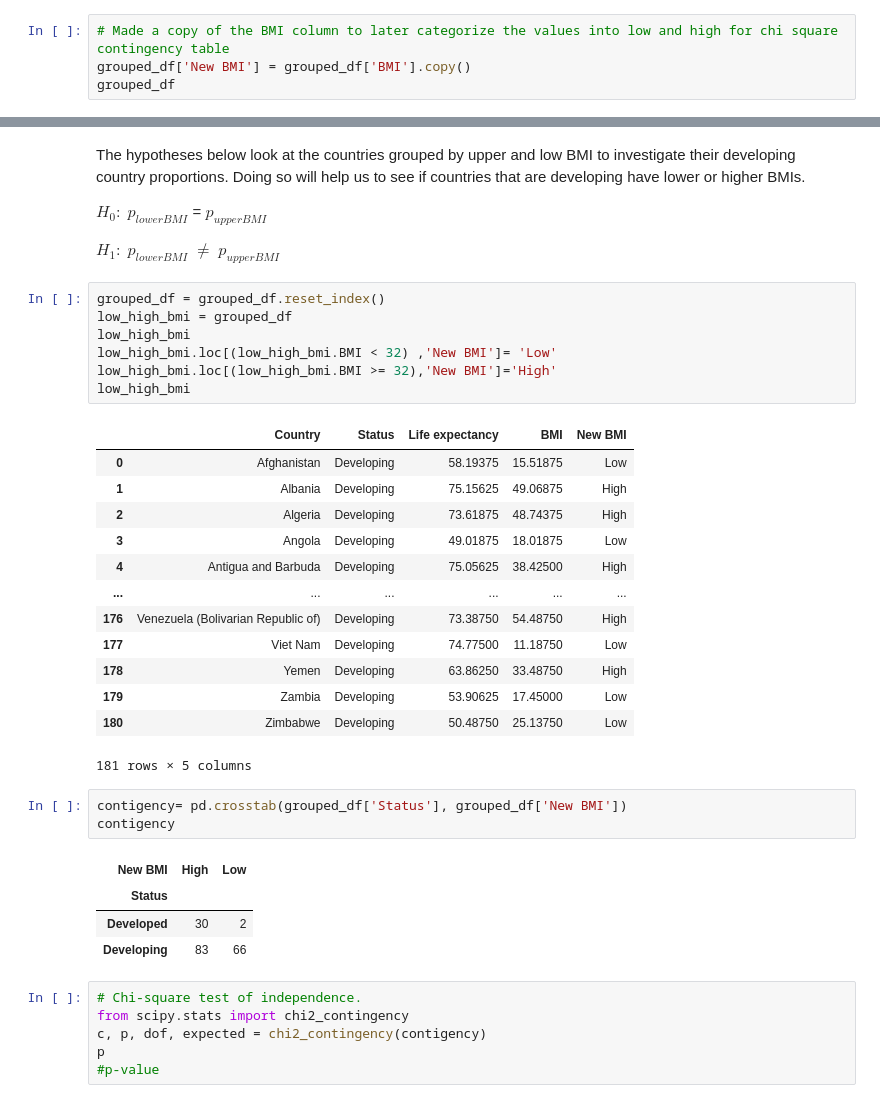
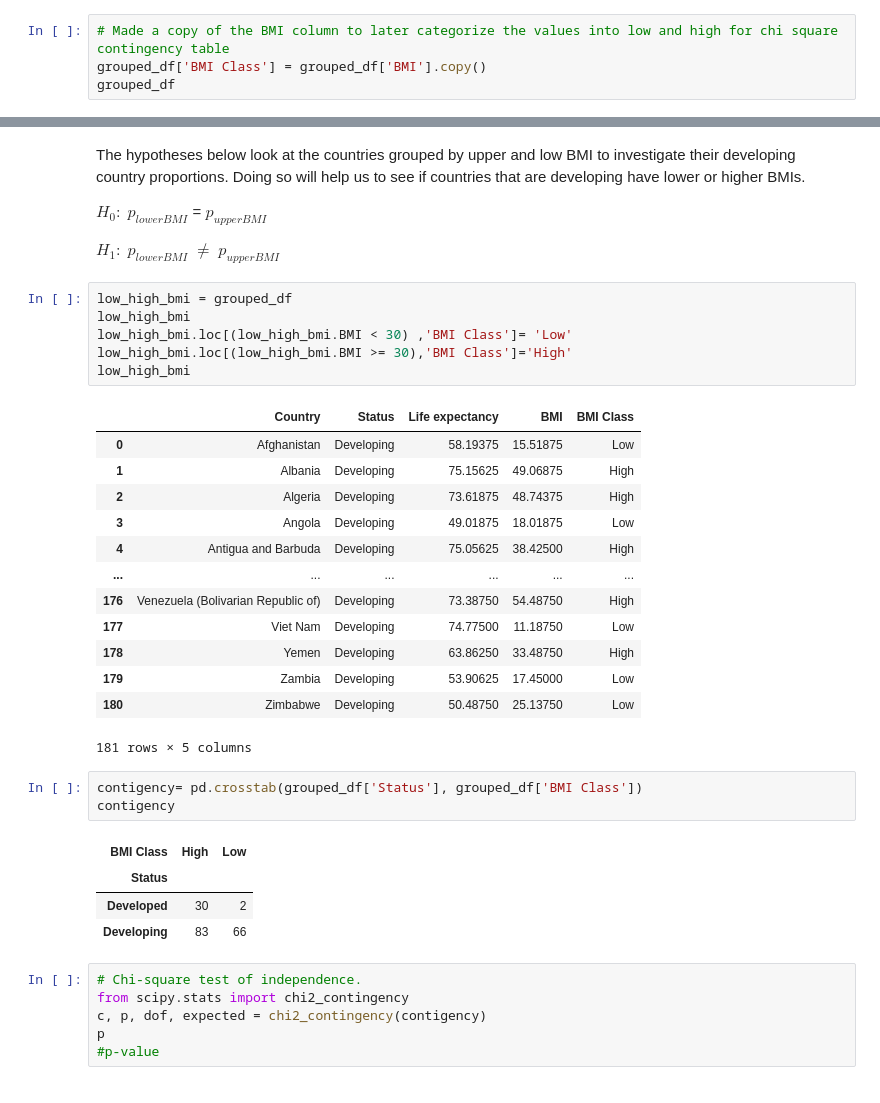
Before and after one commit to jaryan77/TeamTitans_Project_1, a Jupyter notebook: summer_life.ipynb, the cells around one changed output, grey strips where cells are left out. Saved outputs shown, nothing was run; the diff lists cells and outputs as text.

```diff
--- a/summer_life.ipynb
+++ b/summer_life.ipynb
@@ -105,6 +105,6 @@ grouped_df
 181 rows × 4 columns
 # %%
 # Made a copy of the BMI column to later categorize the values into low and high for chi square contingency table
-grouped_df['New BMI'] = grouped_df['BMI'].copy()
+grouped_df['BMI Class'] = grouped_df['BMI'].copy()
 grouped_df
 # %% [output]
@@ -173,14 +185,13 @@ $H_0:$ $p_{lower BMI}$ = $p_{upper BMI}$
 
 $H_1:$ $p_{lower BMI}$ $\neq$ $p_{upper BMI}$
 # %%
-grouped_df = grouped_df.reset_index()
 low_high_bmi = grouped_df
 low_high_bmi
-low_high_bmi.loc[(low_high_bmi.BMI < 32) ,'New BMI']= 'Low'
-low_high_bmi.loc[(low_high_bmi.BMI >= 32),'New BMI']='High'
+low_high_bmi.loc[(low_high_bmi.BMI < 30) ,'BMI Class']= 'Low'
+low_high_bmi.loc[(low_high_bmi.BMI >= 30),'BMI Class']='High'
 low_high_bmi
 # %% [output]
-|  | Country | Status | Life expectancy | BMI | New BMI |
+|  | Country | Status | Life expectancy | BMI | BMI Class |
 | 0 | Afghanistan | Developing | 58.19375 | 15.51875 | Low |
 | 1 | Albania | Developing | 75.15625 | 49.06875 | High |
 | 2 | Algeria | Developing | 73.61875 | 48.74375 | High |
@@ -194,10 +205,10 @@ low_high_bmi
 | 180 | Zimbabwe | Developing | 50.48750 | 25.13750 | Low |
 181 rows × 5 columns
 # %%
-contigency= pd.crosstab(grouped_df['Status'], grouped_df['New BMI'])
+contigency= pd.crosstab(grouped_df['Status'], grouped_df['BMI Class'])
 contigency
 # %% [output]
-| New BMI | High | Low |
+| BMI Class | High | Low |
 | Status |  |  |
 | Developed | 30 | 2 |
 | Developing | 83 | 66 |
```
Also changed, not shown: parts of 10 cells of this notebook.
